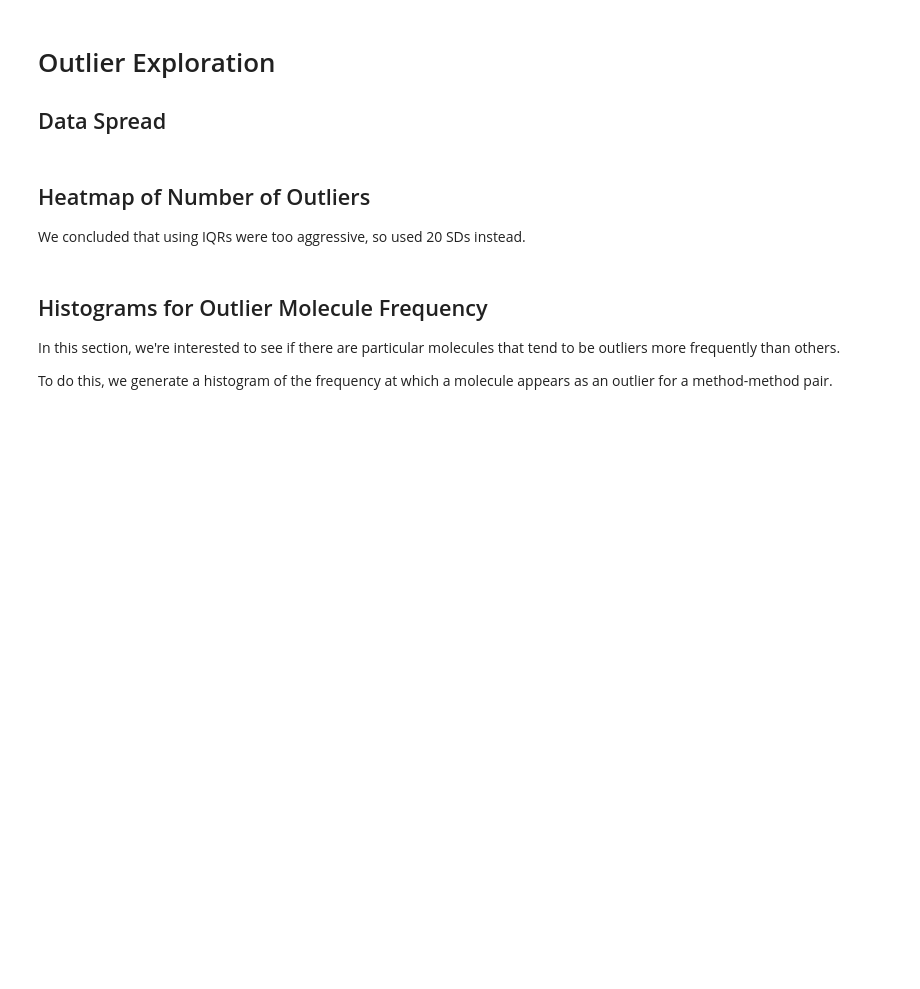
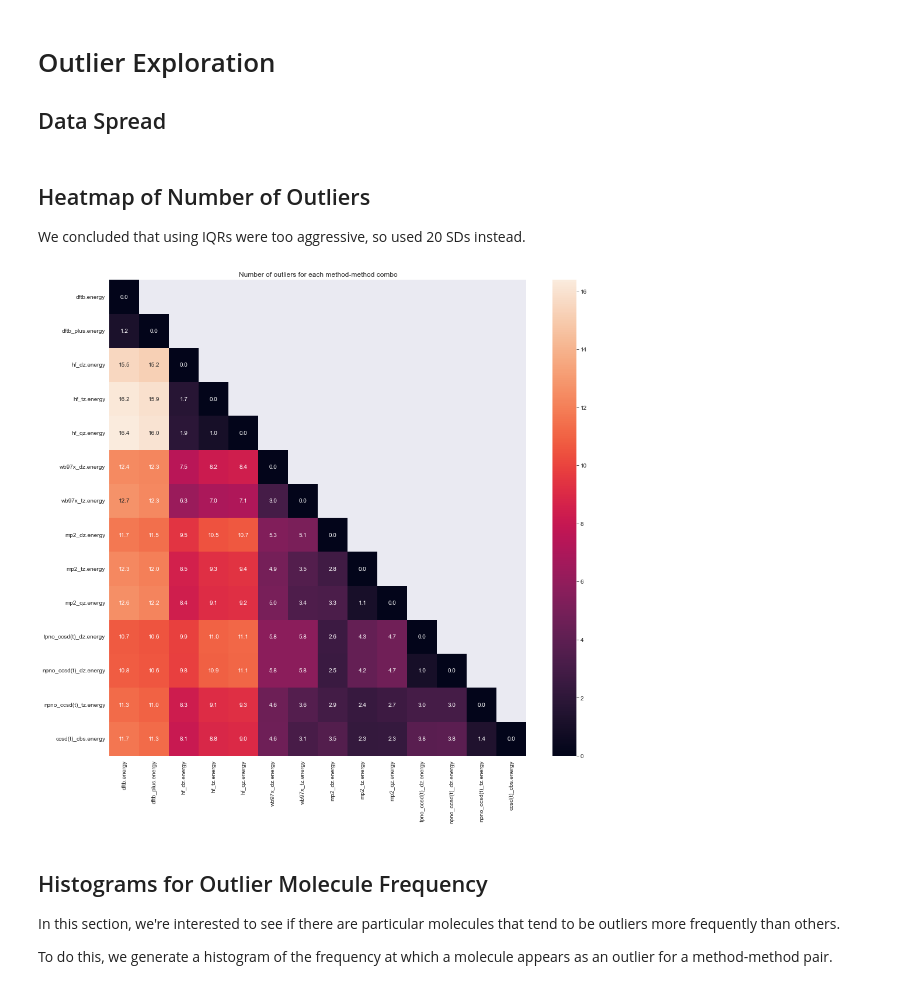
Before and after one commit to djyaron/summer22-analysis, a Jupyter notebook: outlier_analysis.ipynb, the cells around one changed output. Saved outputs shown, nothing was run; the diff lists cells and outputs as text; code cells hidden in the pictures; blank space fills up the shorter version.

```diff
--- a/outlier_analysis.ipynb
+++ b/outlier_analysis.ipynb
@@ -52,21 +93,23 @@ We concluded that using IQRs were too aggressive, so used 20 SDs instead.
 # %%
 # Get number of outliers
 n_outliers = {}
 for (target_1, target_2) in resid:
     # Dictionary
-    n_outliers[target_1, target_2] = len(resid[target_1, target_2]) - len(filtered_data[target_1, target_2])
+    # n_outliers[target_1, target_2] = len(resid[target_1, target_2]) - len(filtered_data[target_1, target_2])
     # Dataframes
-    # n_outliers[target_1, target_2] = resid_df[target_1, target_2].size - original_data[target_1, target_2].size
+    n_outliers[target_1, target_2] = resid_df[target_1, target_2].size - filtered_data_df[target_1, target_2].size
     # Difference in the number of outliers
-    # n_outliers[target_1, target_2] = original_data[target_1, target_2] - df[target_1, target_2]
+    # n_outliers[target_1, target_2] = resid_df[target_1, target_2] - filtered_data_df[target_1, target_2]
 # Plot
 create_heatmap(
     ani1_config["target"],
     "Number of outliers for each method-method combo",
     data_matrix=n_outliers,
     show_progress=True
 )
 # okay to use create_heatmap since mean of 1 number is just the number
+# %% [output]
+[figure, added]
 # %% [markdown]
 ## Histograms for Outlier Molecule Frequency
 In this section, we're interested to see if there are particular molecules that tend to be outliers more frequently than others.
```
Also changed, not shown: parts of 8 cells of this notebook, 1 other file.
